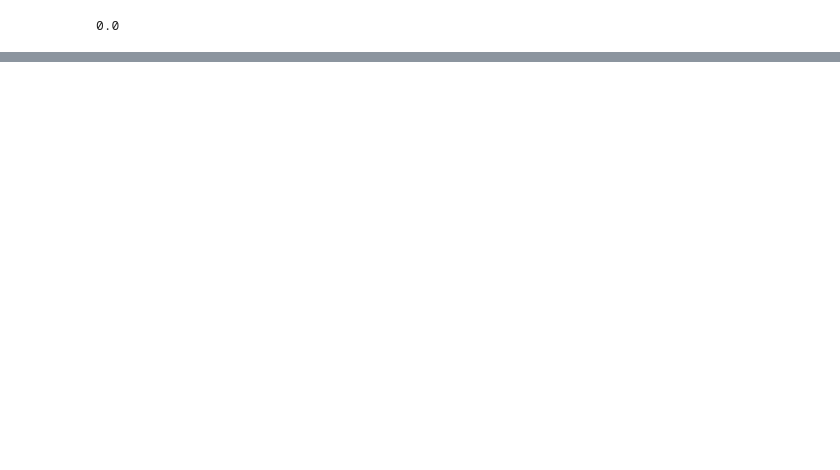
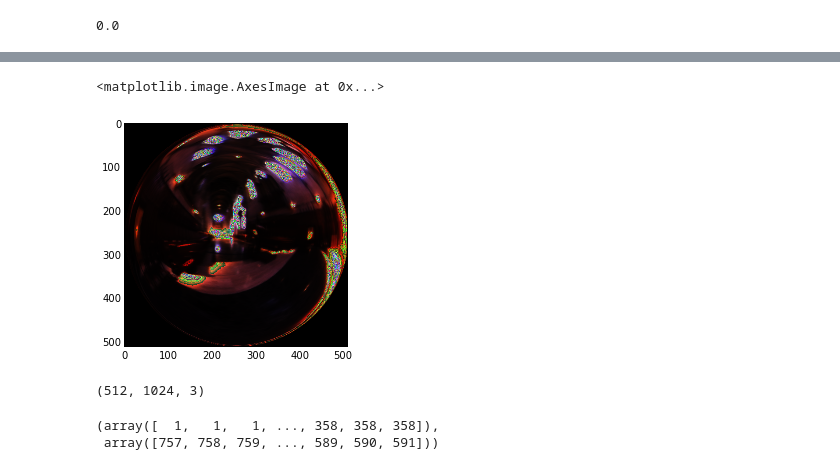
Before and after one commit to pavelgrib/hdr, a Jupyter notebook: cw2/ImageSampling.ipynb, the cells around one changed output, grey strips where cells are left out. Drawn from its saved outputs; the diff is of its cells as text; code cells hidden in the pictures; blank space fills up the shorter version.

```diff
--- a/cw2/ImageSampling.ipynb
+++ b/cw2/ImageSampling.ipynb
@@ -20,7 +20,6 @@ def readPFMFile(filepath):
     pfmFile = open(filepath, 'rb')
     pfmFile.readline()
     dims = pfmFile.readline()
-    result = {}
     width = int(dims.split()[0])
     height = int(dims.split()[1])
     numChannels = 3
@@ -53,7 +52,7 @@ def readPFMFile(filepath):
 #	fclose(fp);
 def writePFMFile(filepath, data):
     f = open(filepath, 'wb')
-    f.write('FP\0x0a\0x0a')
+    f.write('FP' + '\0x0a\0x0a')
     f.write(data.shape[0] + ' ' + data.shape[1] + '\0x0a')
     f.write('-1.0\0x0a')
     for i in np.range(data.shape[0],0):
@@ -333,0 +351,4 @@ cos(1)
+# %%
+a = np.linspace(0,3,4)
+b = np.linspace(0,3,4)
+av, bv = np.meshgrid(a, b, sparse=True, indexing='ij')
@@ -334,2 +363,4 @@ cos(1)
+# %%
+x = zip(av,bv)
 # %%
 # %% [output]
@@ -354,0 +490,15 @@ IndexError: tuple index out of range
+# %%
+plt.imshow(renderer.data)
+# %% [output]
+<matplotlib.image.AxesImage at 0x...>
+[figure, added]
+# %%
+graceLatlong.shape
+# %% [output]
+(512, 1024, 3)
+# %%
+temp = np.all(graceLatlong>=1, axis=2)
+np.where( temp==True )
+# %% [output]
+(array([  1,   1,   1, ..., 358, 358, 358]),
+ array([757, 758, 759, ..., 589, 590, 591]))
```
Also changed, not shown: parts of 22 cells of this notebook, 15 other files.
